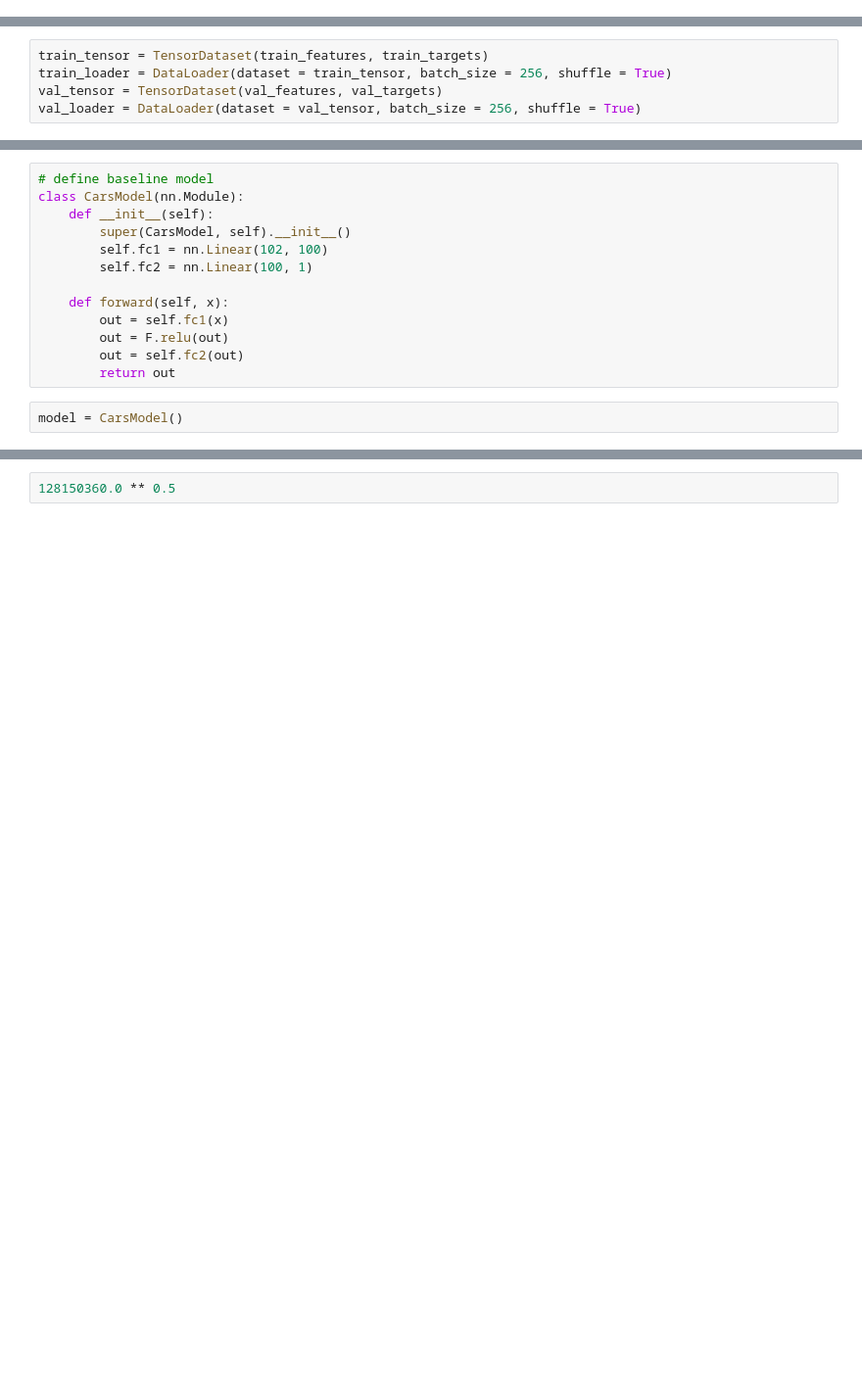
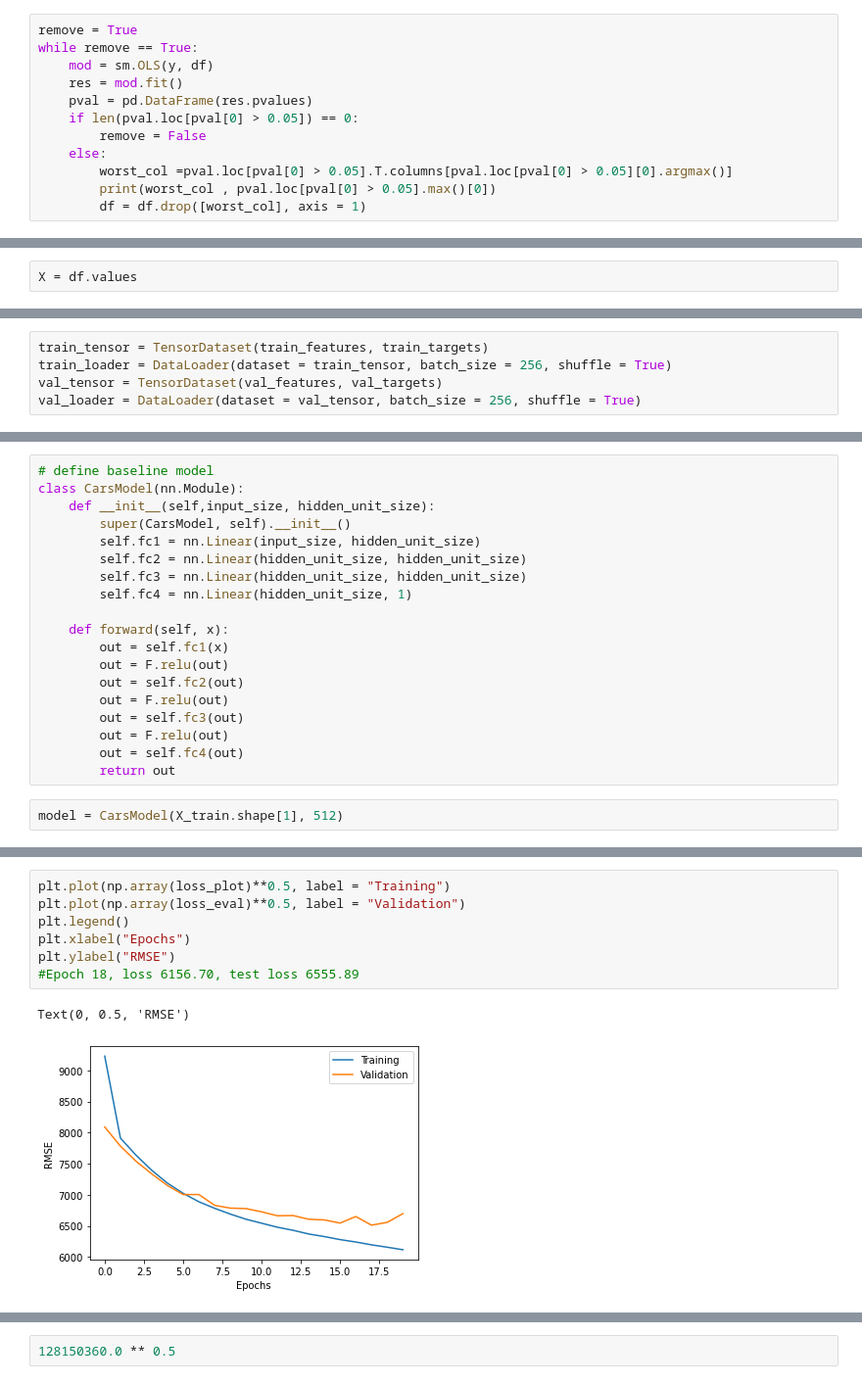
Before and after one commit to ixiaopan/GroupWork, a Jupyter notebook: DataMining/Matt_NeuralNet.ipynb, the cells around one changed output, grey strips where cells are left out. Shown at 98% size. Drawn from its saved outputs; the diff is of its cells as text; blank space fills up the shorter version.

```diff
--- a/DataMining/Matt_NeuralNet.ipynb
+++ b/DataMining/Matt_NeuralNet.ipynb
@@ -49,3 +44,15 @@ df = df.loc[:int(df.shape[0] * 0.8), :]
 #Get target and features
 y = df.pop('price').values
 X = df.values
+# %%
+remove = True
+while remove == True:
+    mod = sm.OLS(y, df)
+    res = mod.fit()
+    pval = pd.DataFrame(res.pvalues)
+    if len(pval.loc[pval[0] > 0.05]) == 0:
+        remove = False
+    else:
+        worst_col =pval.loc[pval[0] > 0.05].T.columns[pval.loc[pval[0] > 0.05][0].argmax()]
+        print(worst_col , pval.loc[pval[0] > 0.05].max()[0])
+        df = df.drop([worst_col], axis = 1)
@@ -52,3 +77,5 @@ X = df.values
+# %%
+X = df.values
 # %%
 #Train/test split
 X_train, X_val, y_train, y_val = train_test_split(X, y, test_size=0.20, random_state=42)
@@ -117,15 +132,21 @@ X_train.shape
 # %%
 # define baseline model
 class CarsModel(nn.Module):
-    def __init__(self):
+    def __init__(self,input_size, hidden_unit_size):
         super(CarsModel, self).__init__()
-        self.fc1 = nn.Linear(102, 100)
-        self.fc2 = nn.Linear(100, 1)
+        self.fc1 = nn.Linear(input_size, hidden_unit_size)
+        self.fc2 = nn.Linear(hidden_unit_size, hidden_unit_size)
+        self.fc3 = nn.Linear(hidden_unit_size, hidden_unit_size)
+        self.fc4 = nn.Linear(hidden_unit_size, 1)
 
     def forward(self, x):
         out = self.fc1(x)
         out = F.relu(out)
         out = self.fc2(out)
+        out = F.relu(out)
+        out = self.fc3(out)
+        out = F.relu(out)
+        out = self.fc4(out)
         return out
 # %%
-model = CarsModel()
+model = CarsModel(X_train.shape[1], 512)
@@ -132,3 +234,13 @@ model = CarsModel()
+# %%
+plt.plot(np.array(loss_plot)**0.5, label = "Training")
+plt.plot(np.array(loss_eval)**0.5, label = "Validation")
+plt.legend()
+plt.xlabel("Epochs")
+plt.ylabel("RMSE")
+#Epoch 18, loss 6156.70, test loss 6555.89
+# %% [output]
+Text(0, 0.5, 'RMSE')
+[figure, added]
 # %%
 # define the loss function and the optimiser
 loss_function = nn.MSELoss()
```
Also changed, not shown: parts of 18 cells of this notebook.
